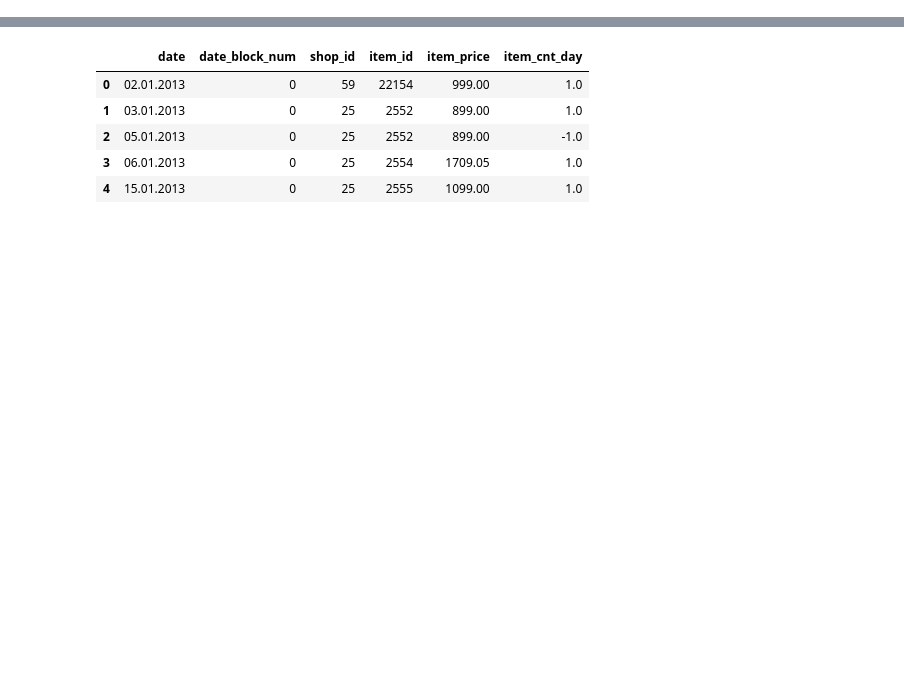
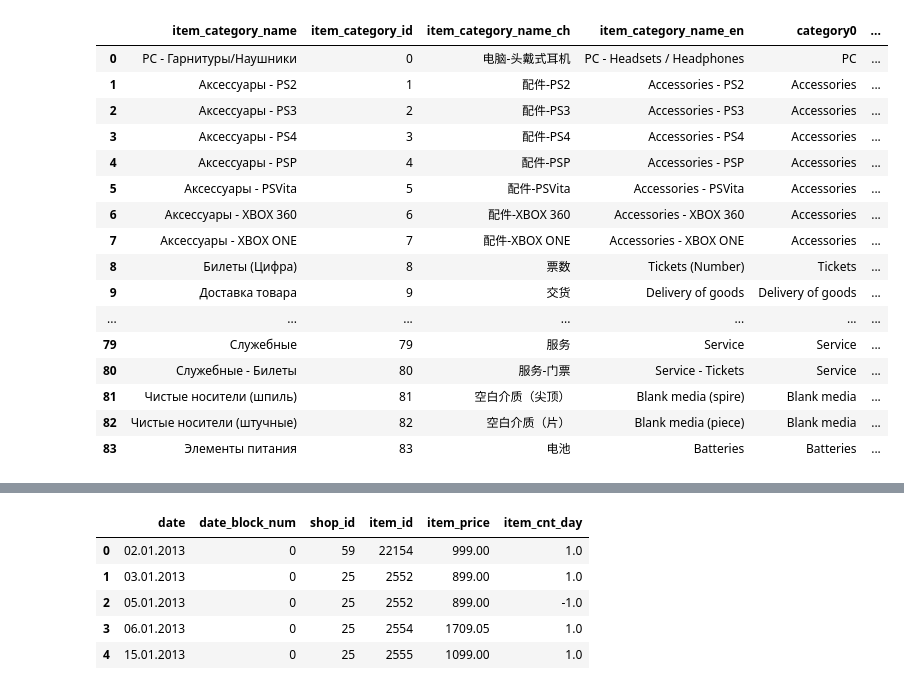
Before and after one commit to anqi-guo/kaggle_predict_future_sales, a Jupyter notebook: 未命名.ipynb, the cells around one changed output, grey strips where cells are left out. Cells and saved outputs as stored; diff of their text form; code cells hidden in the pictures; blank space fills up the shorter version.

```diff
--- a/未命名.ipynb
+++ b/未命名.ipynb
@@ -22,0 +44,34 @@ item_cat
+# %%
+# split category name by "-"
+item_cat[['category0','category1']] = item_cat.item_category_name_en.str.split(" - ",expand=True)
+# some category names are not split by "-" but by "()", so find those and separate by "()"
+item_cat['category1'] = item_cat.apply(lambda x: x['category0'][x['category0'].find("(")+1:x['category0'].find(")")] if '(' in x['category0'] and x['category1']==None
+                                      else x['category1'], axis=1)
+# since the subcategory inside "()" have been extracted and placed in category1 column, remove them from category0 column
+item_cat['category0'] = item_cat['category0'].apply(lambda x: x.split('(')[0].strip() if '(' in x else x)
+# correct typos
+item_cat['category0'].replace({'Game Consoles':'Game consoles',
+                               'Игры':'Games',
+                               'Payment Cards':'Payment cards',
+                               'Cinema':'Movie'},
+                              inplace=True)
+
+item_cat
+# %% [output]
+|  | item_category_name | item_category_id | item_category_name_ch | item_category_name_en | category0 | ... |
+| 0 | PC - Гарнитуры/Наушники | 0 | 电脑-头戴式耳机 | PC - Headsets / Headphones | PC | ... |
+| 1 | Аксессуары - PS2 | 1 | 配件-PS2 | Accessories - PS2 | Accessories | ... |
+| 2 | Аксессуары - PS3 | 2 | 配件-PS3 | Accessories - PS3 | Accessories | ... |
+| 3 | Аксессуары - PS4 | 3 | 配件-PS4 | Accessories - PS4 | Accessories | ... |
+| 4 | Аксессуары - PSP | 4 | 配件-PSP | Accessories - PSP | Accessories | ... |
+| 5 | Аксессуары - PSVita | 5 | 配件-PSVita | Accessories - PSVita | Accessories | ... |
+| 6 | Аксессуары - XBOX 360 | 6 | 配件-XBOX 360 | Accessories - XBOX 360 | Accessories | ... |
+| 7 | Аксессуары - XBOX ONE | 7 | 配件-XBOX ONE | Accessories - XBOX ONE | Accessories | ... |
+| 8 | Билеты (Цифра) | 8 | 票数 | Tickets (Number) | Tickets | ... |
+| 9 | Доставка товара | 9 | 交货 | Delivery of goods | Delivery of goods | ... |
+| ... | ... | ... | ... | ... | ... | ... |
+| 79 | Служебные | 79 | 服务 | Service | Service | ... |
+| 80 | Служебные - Билеты | 80 | 服务-门票 | Service - Tickets | Service | ... |
+| 81 | Чистые носители (шпиль) | 81 | 空白介质（尖顶） | Blank media (spire) | Blank media | ... |
+| 82 | Чистые носители (штучные) | 82 | 空白介质（片） | Blank media (piece) | Blank media | ... |
+| 83 | Элементы питания | 83 | 电池 | Batteries | Batteries | ... |
```
Also changed, not shown: parts of 20 cells of this notebook.
